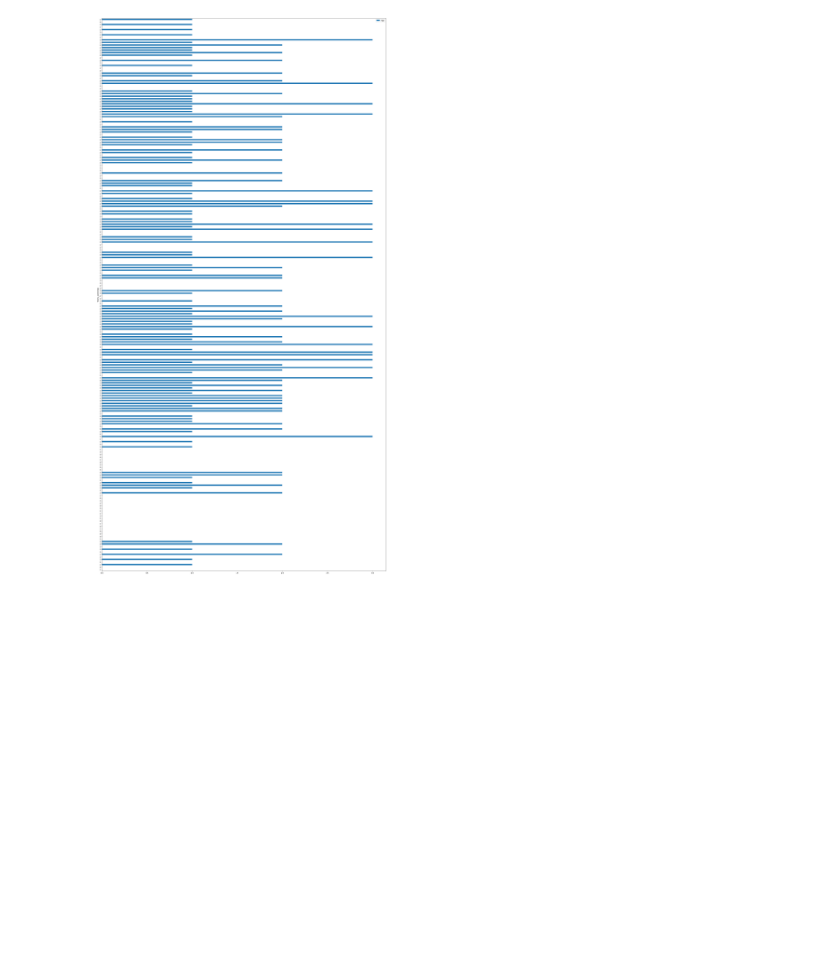
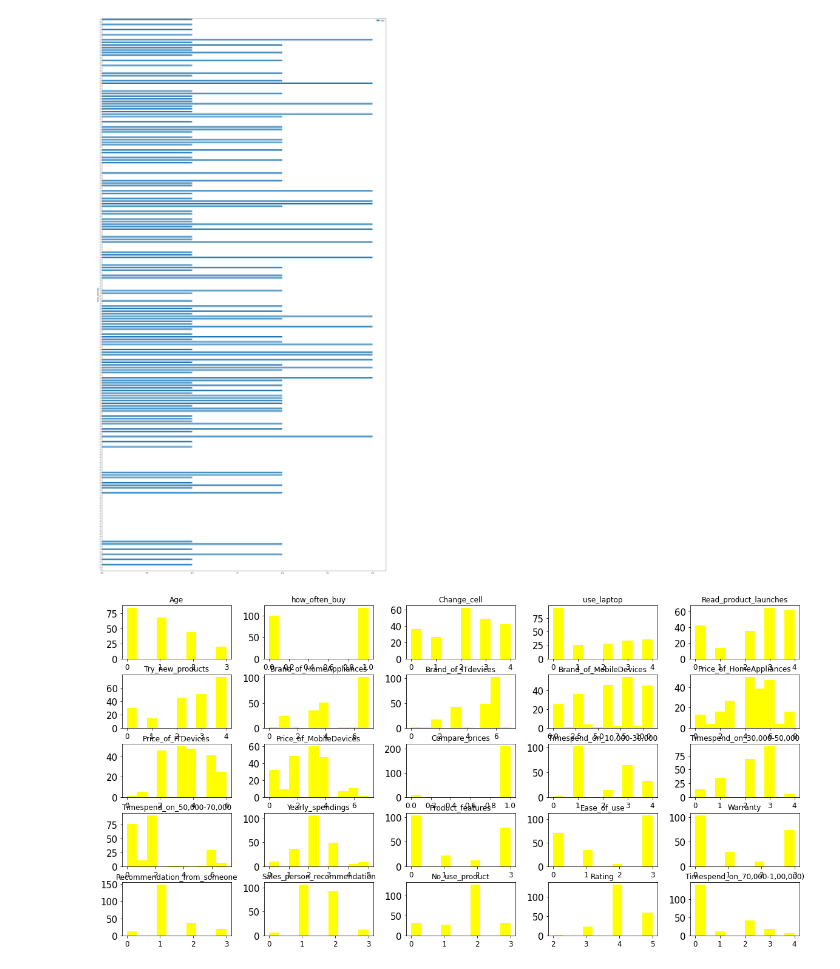
Before and after one commit to Sujatapanchal/MSCproject, a Jupyter notebook: Electonics_EDA.ipynb, the cells around one changed output. Saved outputs shown, nothing was run; the diff lists cells and outputs as text; code cells hidden in the pictures; blank space fills up the shorter version.

```diff
--- a/Electonics_EDA.ipynb
+++ b/Electonics_EDA.ipynb
@@ -407,3 +409,8 @@ df.plot(x="Yearly_spendings",y="Age",kind="barh",figsize=(30,60))
 plt.show()
 # %% [output]
 [figure]
+# %%
+df.hist(grid=False, xlabelsize=12, ylabelsize=15,figsize=(20,10), color = "yellow")
+plt.show()
+# %% [output]
+[figure, added]
```
Also changed, not shown: parts of 19 cells of this notebook.
